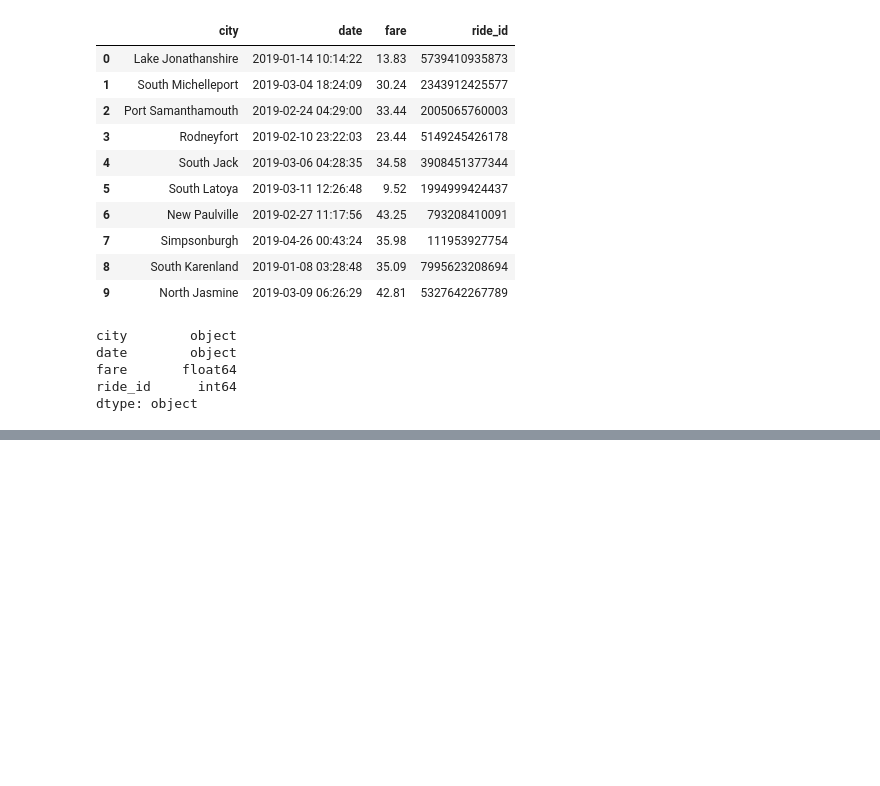
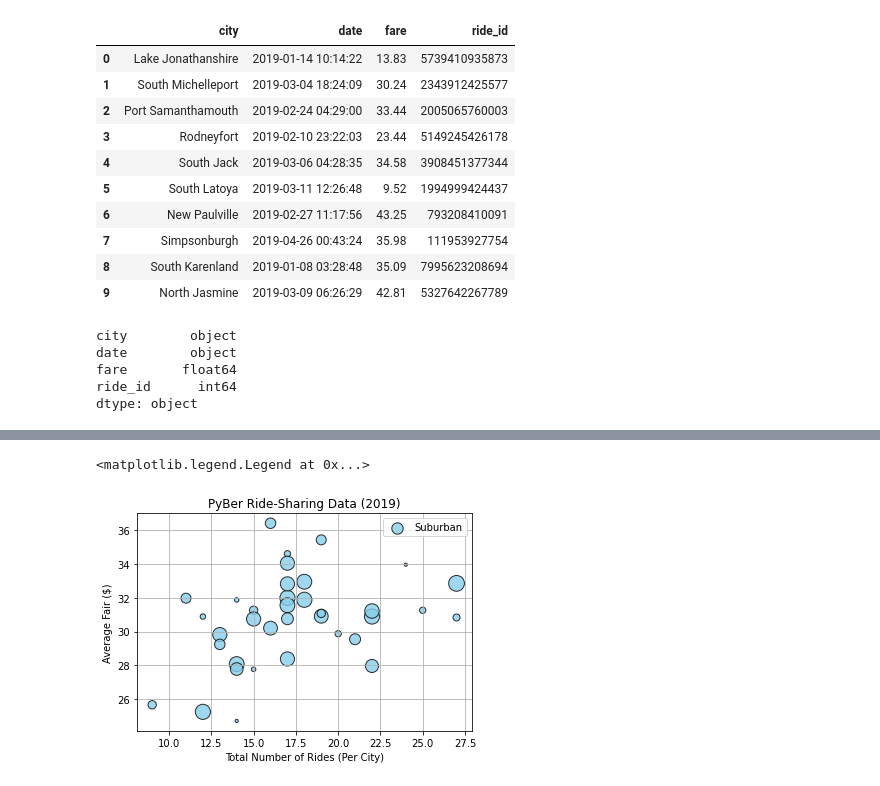
Before and after one commit to Bransblu/PyBer_Analysis, a Jupyter notebook: PyBer.ipynb, the cells around one changed output, grey strips where cells are left out. Cells and saved outputs as stored; diff of their text form; code cells hidden in the pictures; blank space fills up the shorter version.

```diff
--- a/PyBer.ipynb
+++ b/PyBer.ipynb
@@ -66,0 +79,4 @@ pyber_data_df.head()
+# %%
+suburban_cities_df = pyber_data_df[pyber_data_df["type"] == "Suburban"]
+
+suburban_cities_df.head()
@@ -66,0 +113,3 @@ pyber_data_df.head()
+# %%
+suburban_ride_count = suburban_cities_df.groupby(["city"]).count()["ride_id"]
+suburban_ride_count.head()
@@ -66,0 +147,4 @@ pyber_data_df.head()
+# %%
+# Get average fare for each city in the suburban and rural cities.
+suburban_avg_fare = suburban_cities_df.groupby(["city"]).mean()["fare"]
+rural_avg_fare = rural_cities_df.groupby(["city"]).mean()["fare"]
@@ -66,0 +181,15 @@ pyber_data_df.head()
+# %%
+plt.scatter(suburban_ride_count,
+            suburban_avg_fare,
+            s=10*suburban_driver_count,
+            label="Suburban", linewidth=1,
+            edgecolor="black", c="skyblue",
+            alpha=0.8)
+plt.title("PyBer Ride-Sharing Data (2019)")
+plt.xlabel("Total Number of Rides (Per City)")
+plt.ylabel("Average Fair ($)")
+plt.grid(True)
+plt.legend()
+# %% [output]
+<matplotlib.legend.Legend at 0x...>
+[figure, added]
```
Also changed, not shown: parts of 16 cells of this notebook.
